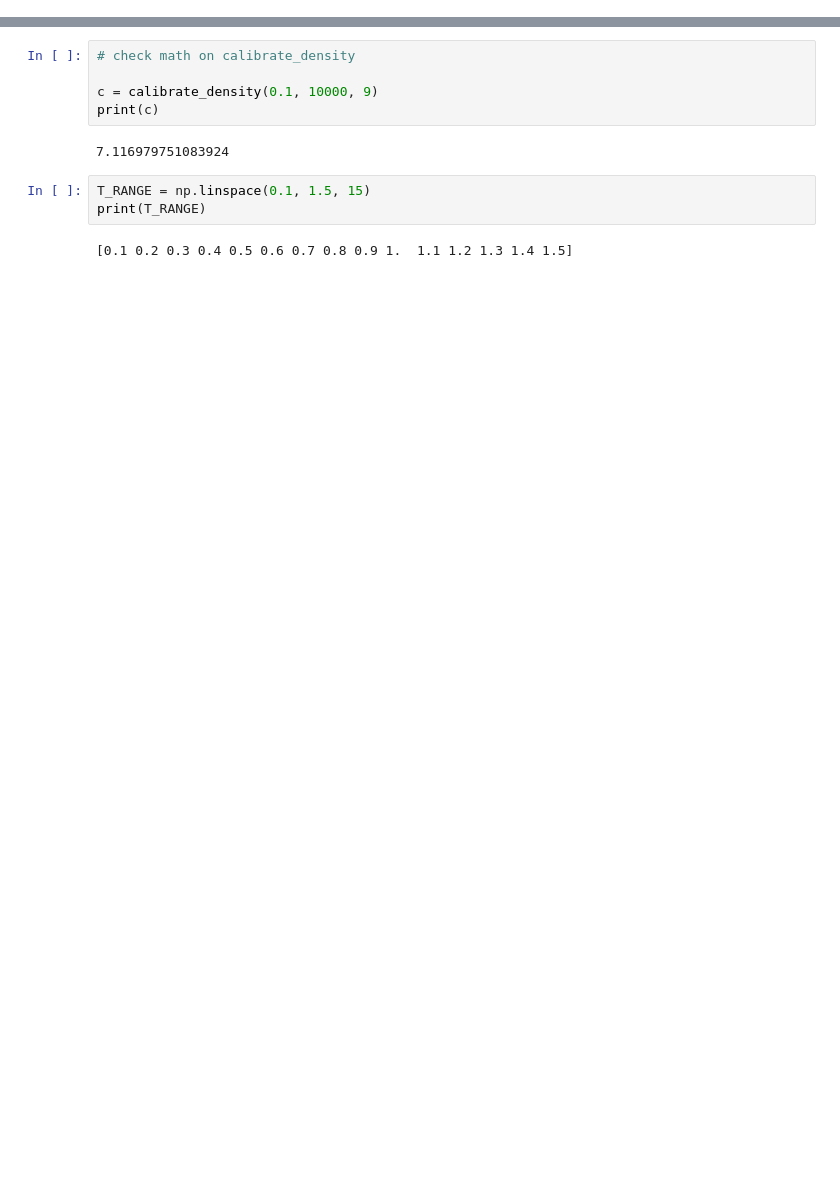
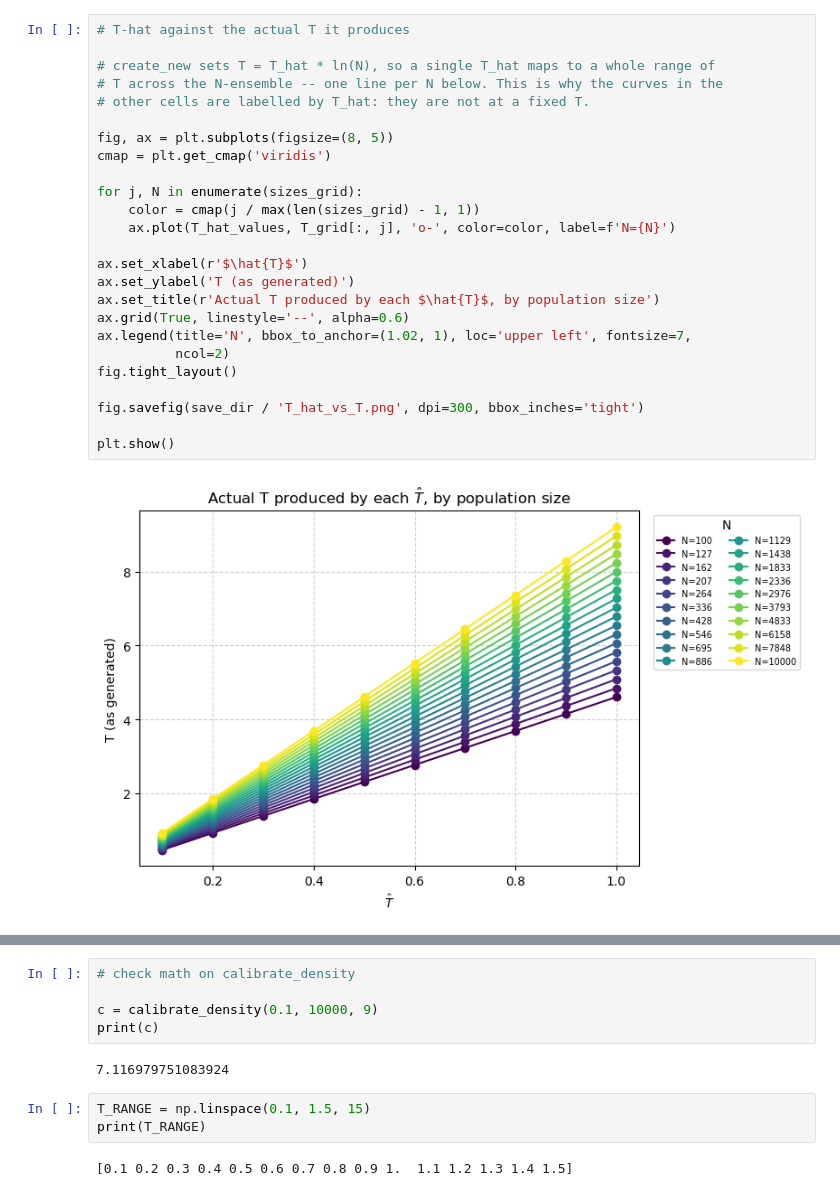
Before and after one commit to caleb-chandler/hierarchy-info-project, a Jupyter notebook: analysis.ipynb, the cells around one changed output, grey strips where cells are left out. Saved outputs shown, nothing was run; the diff lists cells and outputs as text; blank space fills up the shorter version.

```diff
--- a/analysis.ipynb
+++ b/analysis.ipynb
@@ -130,0 +314,27 @@ N= 10000  mean max level=10.95
+# %%
+# T-hat against the actual T it produces
+
+# create_new sets T = T_hat * ln(N), so a single T_hat maps to a whole range of
+# T across the N-ensemble -- one line per N below. This is why the curves in the
+# other cells are labelled by T_hat: they are not at a fixed T.
+
+fig, ax = plt.subplots(figsize=(8, 5))
+cmap = plt.get_cmap('viridis')
+
+for j, N in enumerate(sizes_grid):
+    color = cmap(j / max(len(sizes_grid) - 1, 1))
+    ax.plot(T_hat_values, T_grid[:, j], 'o-', color=color, label=f'N={N}')
+
+ax.set_xlabel(r'$\hat{T}$')
+ax.set_ylabel('T (as generated)')
+ax.set_title(r'Actual T produced by each $\hat{T}$, by population size')
+ax.grid(True, linestyle='--', alpha=0.6)
+ax.legend(title='N', bbox_to_anchor=(1.02, 1), loc='upper left', fontsize=7,
+          ncol=2)
+fig.tight_layout()
+
+fig.savefig(save_dir / 'T_hat_vs_T.png', dpi=300, bbox_inches='tight')
+
+plt.show()
+# %% [output]
+[figure, added]
```
Also changed, not shown: parts of 8 cells of this notebook, 30 other files.
